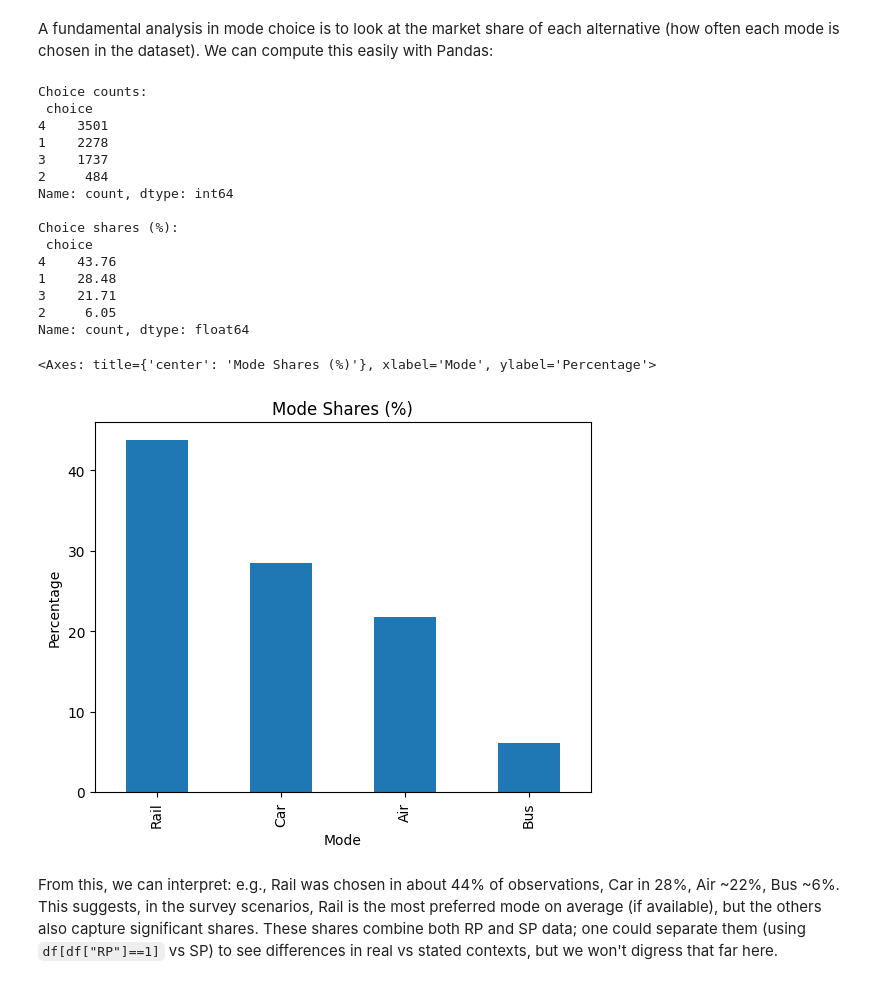
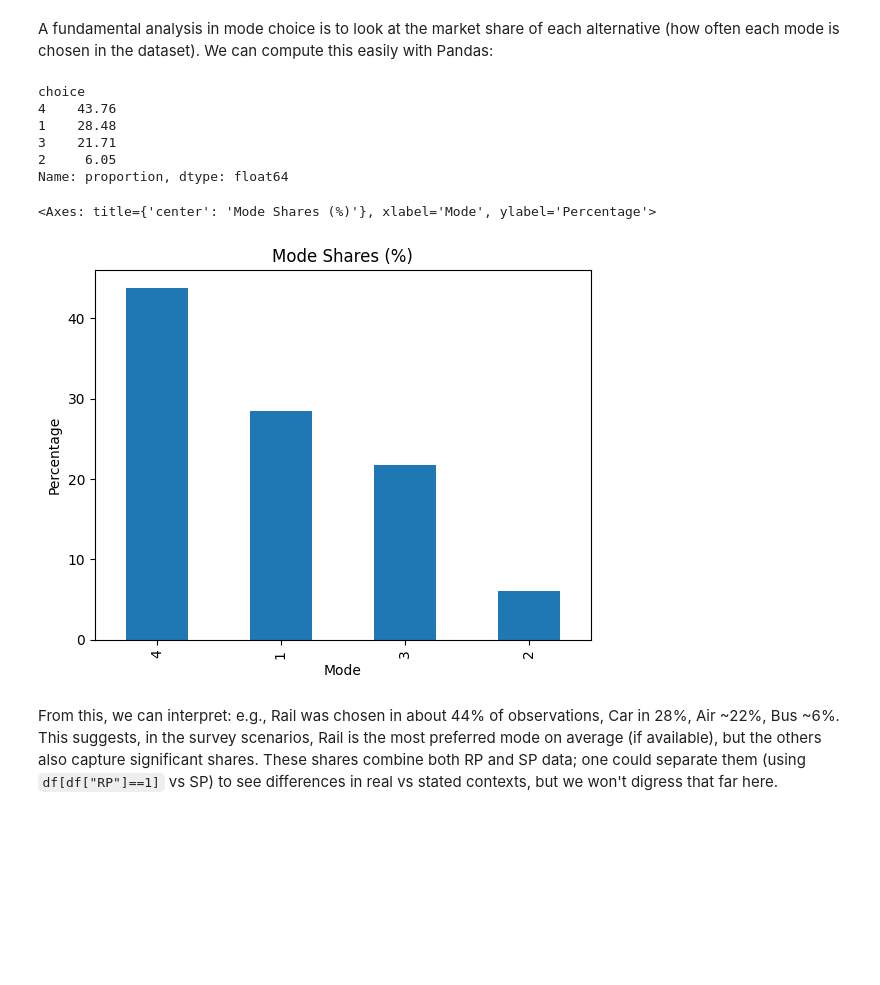
Before and after one commit to amanirad/cmc-python-intro, a Jupyter notebook: notebooks/02_numpy_pandas_mode_choice.ipynb, the cells around one changed output. Cells and saved outputs as stored; diff of their text form; code cells hidden in the pictures; blank space fills up the shorter version.

```diff
--- a/notebooks/02_numpy_pandas_mode_choice.ipynb
+++ b/notebooks/02_numpy_pandas_mode_choice.ipynb
@@ -211,32 +279,21 @@ and so on for each mode's time or cost. However, remember that zeros for unavail
 **Computing Mode Shares**
 # %% [markdown]
 A fundamental analysis in mode choice is to look at the market share of each alternative (how often each mode is chosen in the dataset). We can compute this easily with Pandas:
-# %%
-choice_counts = df["choice"].value_counts()
-print("Choice counts:\n", choice_counts)
-print("\nChoice shares (%):\n", (choice_counts / len(df) * 100).round(2))
-# %% [output]
-Choice counts:
- choice
-4    3501
-1    2278
-3    1737
-2     484
-Name: count, dtype: int64
-
-Choice shares (%):
- choice
-4    43.76
-1    28.48
-3    21.71
-2     6.05
-Name: count, dtype: float64
+# %%
+mode_share=(100*df["choice"].value_counts(normalize=True)).round(2)
+mode_share
+# %% [output]
+choice
+4    43.76
+1    28.48
+3    21.71
+2     6.05
+Name: proportion, dtype: float64
 # %%
-mode_share = (choice_counts / len(df) * 100).round(2)
-mode_share.index = ["Rail", "Car", "Air", "Bus"]
+#mode_share.index = ["Rail", "Car", "Air", "Bus"]
 mode_share.plot(kind="bar", title="Mode Shares (%)", ylabel="Percentage", xlabel="Mode")
 # %% [output]
 <Axes: title={'center': 'Mode Shares (%)'}, xlabel='Mode', ylabel='Percentage'>
-[figure, old version]
+[figure, new version]
 # %% [markdown]
 From this, we can interpret: e.g., Rail was chosen in about 44% of observations, Car in 28%, Air ~22%, Bus ~6%. This suggests, in the survey scenarios, Rail is the most preferred mode on average (if available), but the others also capture significant shares. These shares combine both RP and SP data; one could separate them (using `df[df["RP"]==1]` vs SP) to see differences in real vs stated contexts, but we won't digress that far here.
```
Also changed, not shown: parts of 19 cells of this notebook, 4 other files.
